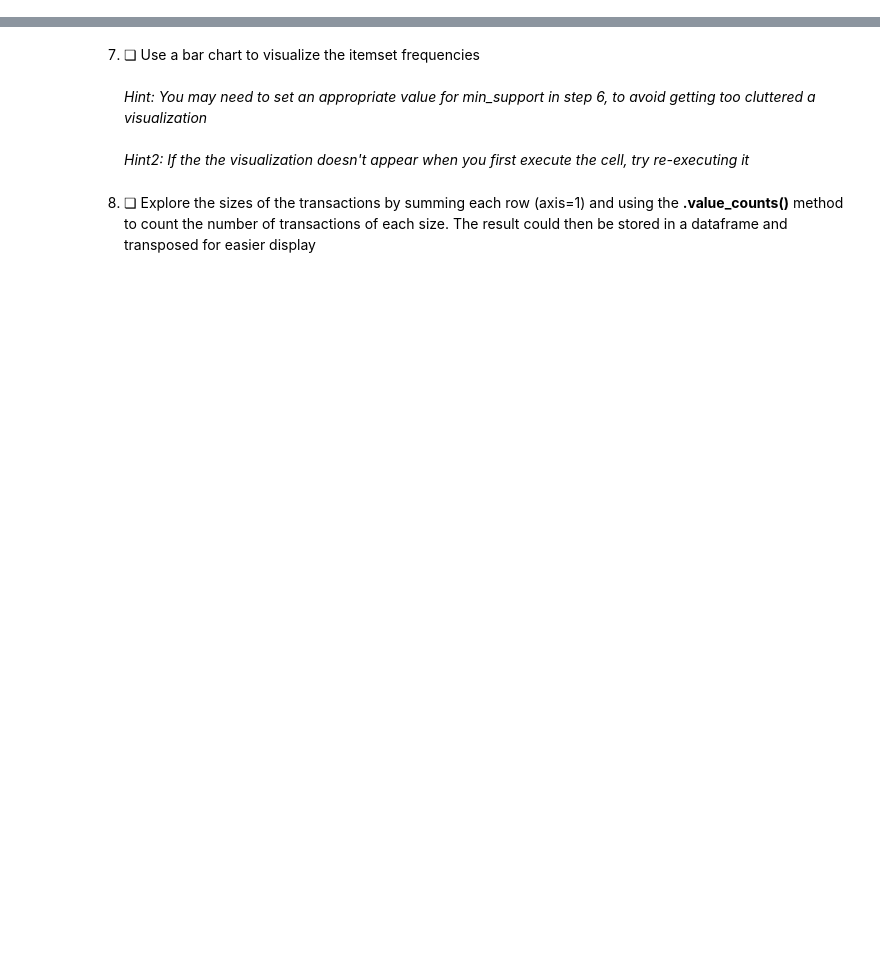
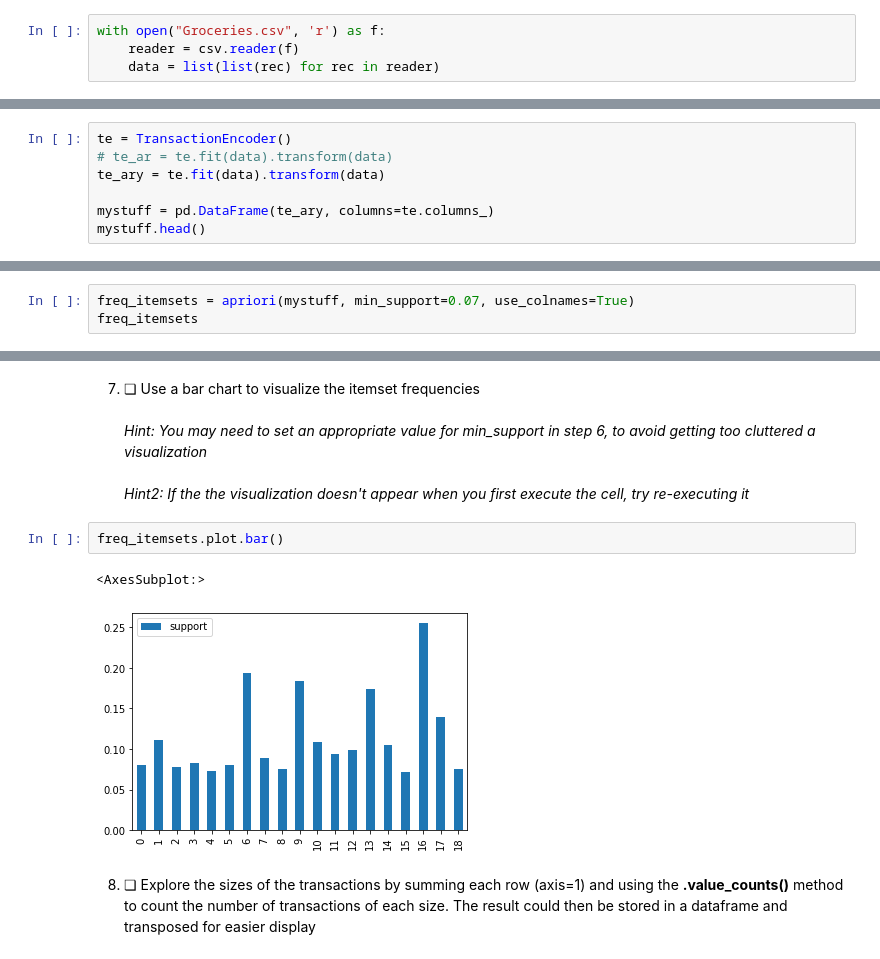
Before and after one commit to evan-a-west/MyLearningTreeCourses, a Jupyter notebook: Ex8_1.ipynb, the cells around one changed output, grey strips where cells are left out. Drawn from its saved outputs; the diff is of its cells as text; blank space fills up the shorter version.

```diff
--- a/Ex8_1.ipynb
+++ b/Ex8_1.ipynb
@@ -19,4 +22,8 @@ and lift
 # %% [markdown]
 2. ❏ Create a sparse matrix from the external dataset *Groceries.csv*
+# %%
+with open("Groceries.csv", 'r') as f:
+    reader = csv.reader(f)
+    data = list(list(rec) for rec in reader)
 # %% [markdown]
 3. ❏ Import the **TransactionEncoder** function from **mlxtend.preprocessing**
@@ -23,2 +41,9 @@ and lift
 # %% [markdown]
 4. ❏ Transform the unique labels in the list into a one-hot encoded array and convert them into a dataframe for display
+# %%
+te = TransactionEncoder()
+# te_ar = te.fit(data).transform(data)
+te_ary = te.fit(data).transform(data)
+
+mystuff = pd.DataFrame(te_ary, columns=te.columns_)
+mystuff.head()
@@ -27,3 +62,6 @@ and lift
 # %% [markdown]
 6. ❏ Generate itemsets using the **apriori()** function <br><br>
 *Hint: Try different values for min_support to see different results. For example, try a min_support of .07 and then try smaller and greater values to see different results*
+# %%
+freq_itemsets = apriori(mystuff, min_support=0.07, use_colnames=True)
+freq_itemsets
@@ -31,5 +87,10 @@ and lift
 7. ❏ Use a bar chart to visualize the itemset frequencies<br><br>
 *Hint: You may need to set an appropriate value for min_support in step 6, to avoid getting too cluttered a visualization*<br><br>
 *Hint2: If the the visualization doesn't appear when you first execute the cell, try re-executing it*
+# %%
+freq_itemsets.plot.bar()
+# %% [output]
+<AxesSubplot:>
+[figure, added]
 # %% [markdown]
 8. ❏ Explore the sizes of the transactions by summing each row (axis=1) and using the **.value_counts()** method to count the number of transactions of each size. The result could then be stored in a dataframe and transposed for easier display
```
Also changed, not shown: parts of 11 cells of this notebook, 1 other file.
